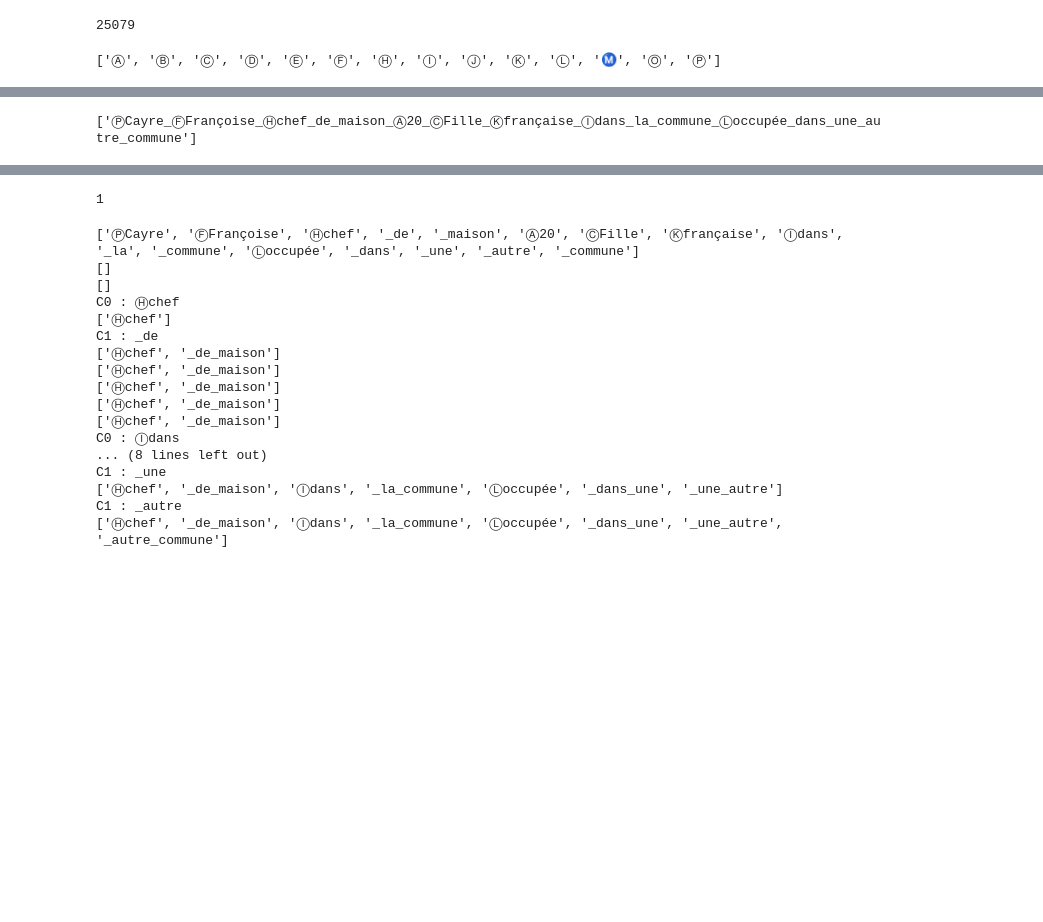
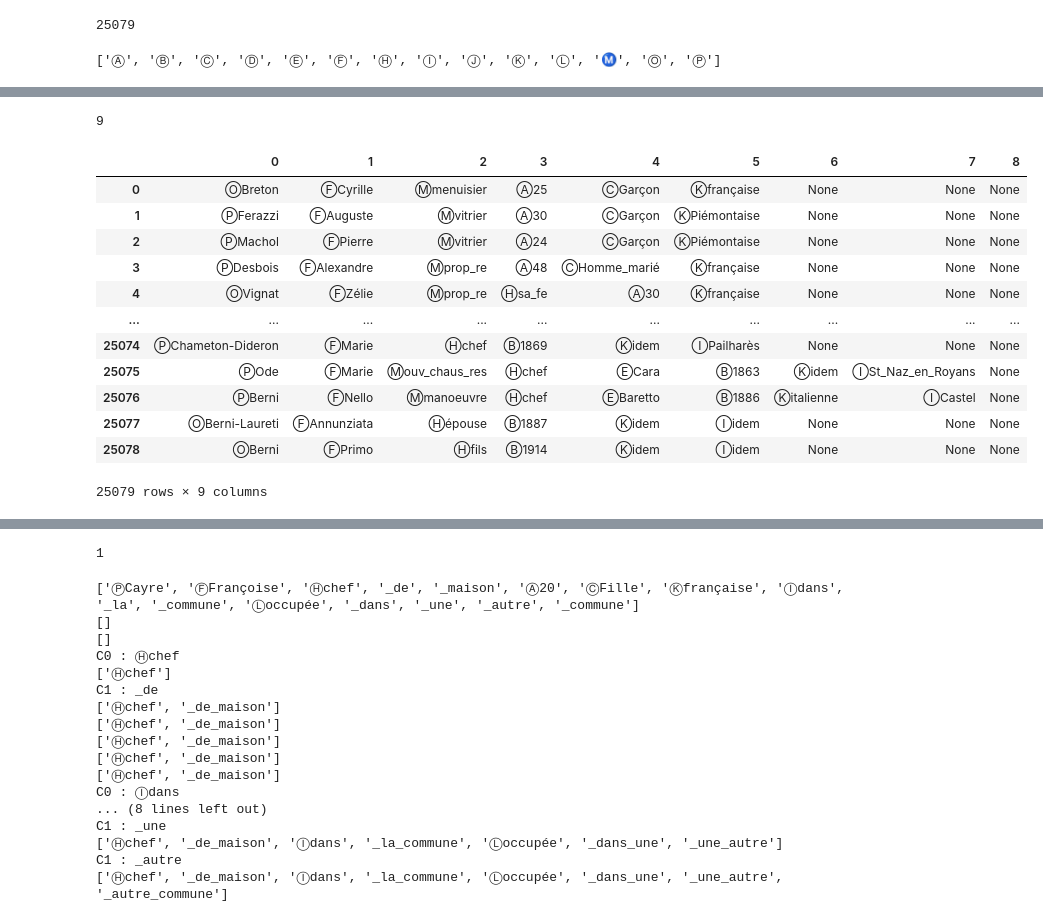
Before and after one commit to bbasa1/Projet_NLP_3A, a Jupyter notebook: Untitled.ipynb, the cells around one changed output, grey strips where cells are left out. Drawn from its saved outputs; the diff is of its cells as text; code cells hidden in the pictures; blank space fills up the shorter version.

```diff
--- a/Untitled.ipynb
+++ b/Untitled.ipynb
@@ -40,8 +40,8 @@ len(data_ligne_final)
 # %%
 # On récupère la liste des symboles
 
-liste_symbols = list(tokens.values())
-liste_symbols = [list(i.values())[0] for i in liste_symbols]
-liste_symbols
+symboles = list(tokens.values())
+symboles = [list(i.values())[0] for i in symboles]
+symboles
 # %% [output]
 ['Ⓐ', 'Ⓑ', 'Ⓒ', 'Ⓓ', 'Ⓔ', 'Ⓕ', 'Ⓗ', 'Ⓘ', 'Ⓙ', 'Ⓚ', 'Ⓛ', 'Ⓜ', 'Ⓞ', 'Ⓟ']
@@ -52,7 +48 @@ data_ligne_final[1044]
-# %%
-dico = {}
-i = 0
-init_chaine = ""
-while i < len(liste) :
-    if
 # %%
@@ -88,6 +89,27 @@ print(sous_listes)
-# %%
-data_ligne_final[1044]
-# %% [output]
-['ⓅCayre_ⒻFrançoise_Ⓗchef_de_maison_Ⓐ20_ⒸFille_Ⓚfrançaise_Ⓘdans_la_commune_Ⓛoccupée_dans_une_autre_commune']
+# %%
+data_ligne_final_separe = [mise_en_liste_par_ligne(ligne) for ligne in data_ligne_final] # On met sous forme de liste de liste, en séparant les mots
+# %%
+liste_longueurs_lignes = [len(i) for i in data_ligne_final_separe]
+max(liste_longueurs_lignes)
+# %% [output]
+9
+# %%
+# df = pd.DataFrame(data, columns = ['Name', 'Age'])
+df = pd.DataFrame(data_ligne_final_separe)
+df
+# %% [output]
+|  | 0 | 1 | 2 | 3 | 4 | 5 | 6 | 7 | 8 |
+| 0 | ⓄBreton | ⒻCyrille | Ⓜmenuisier | Ⓐ25 | ⒸGarçon | Ⓚfrançaise | None | None | None |
+| 1 | ⓅFerazzi | ⒻAuguste | Ⓜvitrier | Ⓐ30 | ⒸGarçon | ⓀPiémontaise | None | None | None |
+| 2 | ⓅMachol | ⒻPierre | Ⓜvitrier | Ⓐ24 | ⒸGarçon | ⓀPiémontaise | None | None | None |
+| 3 | ⓅDesbois | ⒻAlexandre | Ⓜprop_re | Ⓐ48 | ⒸHomme_marié | Ⓚfrançaise | None | None | None |
+| 4 | ⓄVignat | ⒻZélie | Ⓜprop_re | Ⓗsa_fe | Ⓐ30 | Ⓚfrançaise | None | None | None |
+| ... | ... | ... | ... | ... | ... | ... | ... | ... | ... |
+| 25074 | ⓅChameton-Dideron | ⒻMarie | Ⓗchef | Ⓑ1869 | Ⓚidem | ⒾPailharès | None | None | None |
+| 25075 | ⓅOde | ⒻMarie | Ⓜouv_chaus_res | Ⓗchef | ⒺCara | Ⓑ1863 | Ⓚidem | ⒾSt_Naz_en_Royans | None |
+| 25076 | ⓅBerni | ⒻNello | Ⓜmanoeuvre | Ⓗchef | ⒺBaretto | Ⓑ1886 | Ⓚitalienne | ⒾCastel | None |
+| 25077 | ⓄBerni-Laureti | ⒻAnnunziata | Ⓗépouse | Ⓑ1887 | Ⓚidem | Ⓘidem | None | None | None |
+| 25078 | ⓄBerni | ⒻPrimo | Ⓗfils | Ⓑ1914 | Ⓚidem | Ⓘidem | None | None | None |
+25079 rows × 9 columns
 # %%
 # A finir....
```
Also changed, not shown: parts of 4 cells of this notebook.
